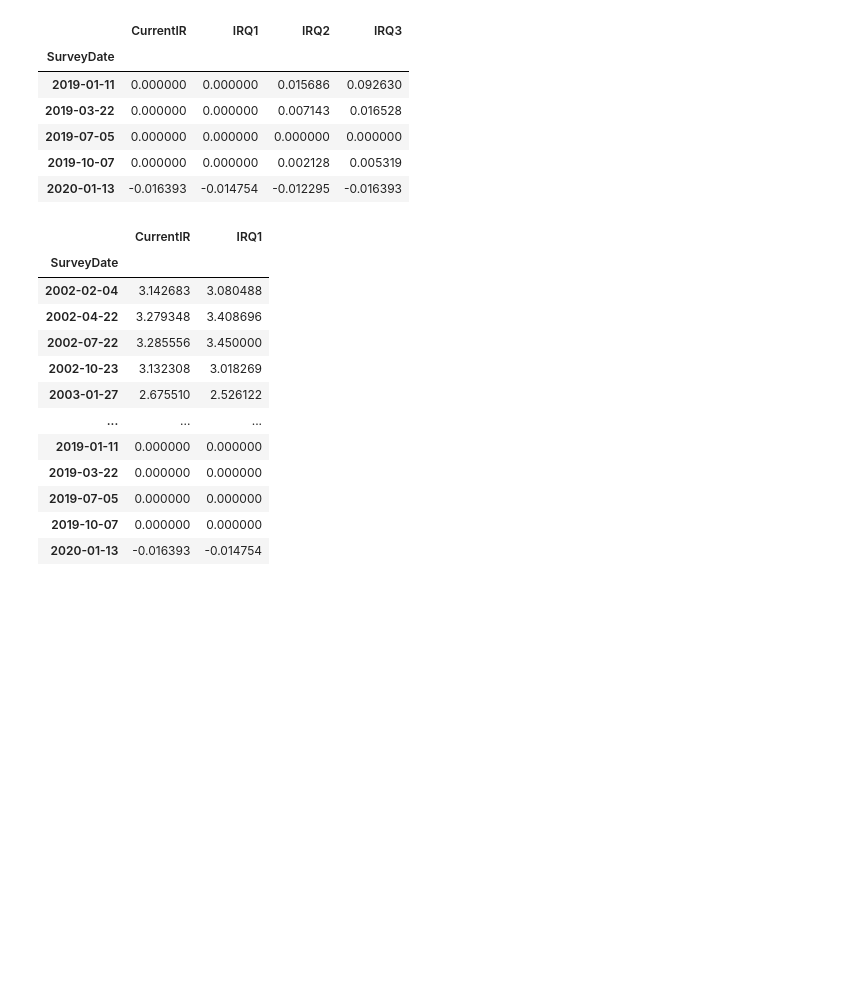
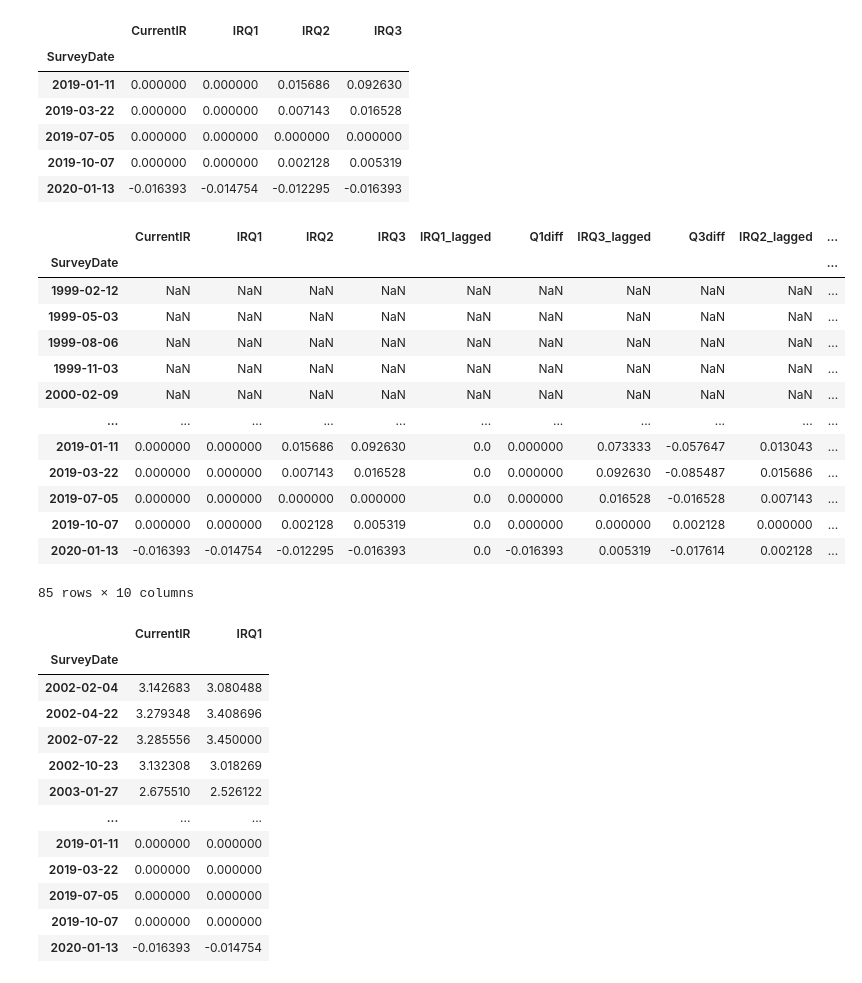
Before and after one commit to geri310/ECB_FG_GMM_approach_MSc_Thesis, a Jupyter notebook: PRate-Estimate.ipynb, the cells around one changed output. Cells and saved outputs as stored; diff of their text form; code cells hidden in the pictures; blank space fills up the shorter version.

```diff
--- a/PRate-Estimate.ipynb
+++ b/PRate-Estimate.ipynb
@@ -201,6 +201,23 @@ df1gdpmeans1['Q3diff'] = df1gdpmeans1['IRQ2'] - df1gdpmeans1['IRQ3_lagged']
 df1gdpmeans1['IRQ2_lagged'] = df1gdpmeans1['IRQ2'].shift(1)#
 df1gdpmeans1['Q2diff'] = df1gdpmeans1['IRQ1'] - df1gdpmeans1['IRQ2_lagged']
 #df1gdpmeans1['Q3diffT'] = df1gdpmeans1['IRQ3'].diff()
+# %%
+df1gdpmeans1
+# %% [output]
+|  | CurrentIR | IRQ1 | IRQ2 | IRQ3 | IRQ1_lagged | Q1diff | IRQ3_lagged | Q3diff | IRQ2_lagged | ... |
+| SurveyDate |  |  |  |  |  |  |  |  |  | ... |
+| 1999-02-12 | NaN | NaN | NaN | NaN | NaN | NaN | NaN | NaN | NaN | ... |
+| 1999-05-03 | NaN | NaN | NaN | NaN | NaN | NaN | NaN | NaN | NaN | ... |
+| 1999-08-06 | NaN | NaN | NaN | NaN | NaN | NaN | NaN | NaN | NaN | ... |
+| 1999-11-03 | NaN | NaN | NaN | NaN | NaN | NaN | NaN | NaN | NaN | ... |
+| 2000-02-09 | NaN | NaN | NaN | NaN | NaN | NaN | NaN | NaN | NaN | ... |
+| ... | ... | ... | ... | ... | ... | ... | ... | ... | ... | ... |
+| 2019-01-11 | 0.000000 | 0.000000 | 0.015686 | 0.092630 | 0.0 | 0.000000 | 0.073333 | -0.057647 | 0.013043 | ... |
+| 2019-03-22 | 0.000000 | 0.000000 | 0.007143 | 0.016528 | 0.0 | 0.000000 | 0.092630 | -0.085487 | 0.015686 | ... |
+| 2019-07-05 | 0.000000 | 0.000000 | 0.000000 | 0.000000 | 0.0 | 0.000000 | 0.016528 | -0.016528 | 0.007143 | ... |
+| 2019-10-07 | 0.000000 | 0.000000 | 0.002128 | 0.005319 | 0.0 | 0.000000 | 0.000000 | 0.002128 | 0.000000 | ... |
+| 2020-01-13 | -0.016393 | -0.014754 | -0.012295 | -0.016393 | 0.0 | -0.016393 | 0.005319 | -0.017614 | 0.002128 | ... |
+85 rows × 10 columns
 # %%
 df1gdpmeans1[['CurrentIR', 'IRQ1']].loc[df1gdpmeans1.index>'2001-12-01']
 # %% [output]
```
Also changed, not shown: parts of 6 cells of this notebook, 8 other files.
